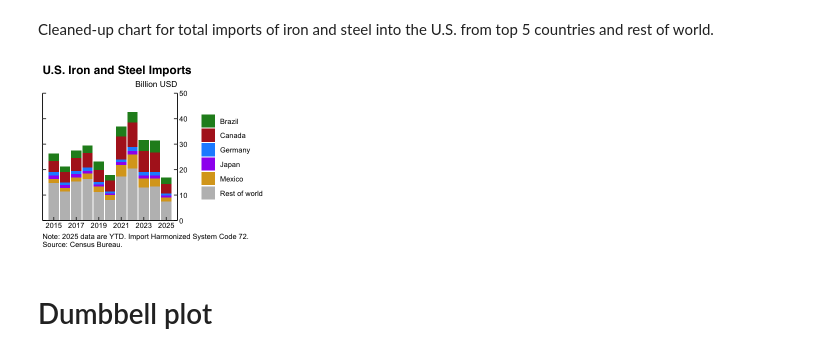
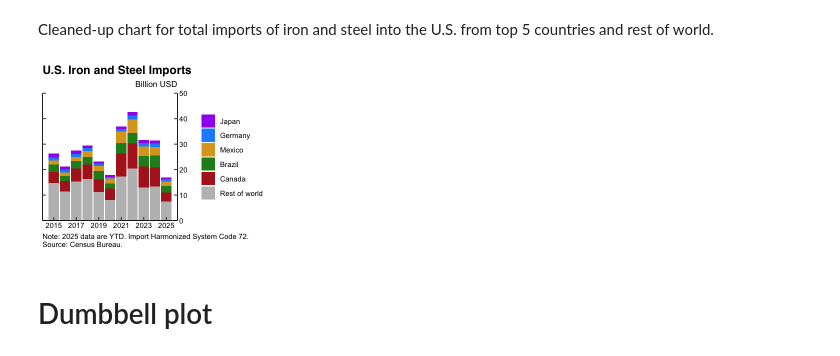
Before and after one commit to maha4028/economic-charting, a Jupyter notebook: generate_plots.ipynb, the cells around one changed output. Cells and saved outputs as stored; diff of their text form; code cells hidden in the pictures.

Commit message:
add steel plot

```diff
--- a/generate_plots.ipynb
+++ b/generate_plots.ipynb
@@ -719,9 +719,13 @@ labs(title="Iron and Steel Imports (Billion USD)", y=NULL)
 # %% [markdown]
 Cleaned-up chart for total imports of iron and steel into the U.S. from top 5 countries and rest of world.
 # %%
-plot_5 <- top_6_yr %>%
+steel <- top_6_yr %>%
   mutate(country = str_to_sentence(country)) %>%
-  ggplot(aes(x=year, y=total_imports, fill=country)) +
+  ggplot(aes(
+    x=year,
+    y=total_imports,
+    fill=factor(country, levels = c("Japan", "Germany", "Mexico", "Brazil", "Canada", "Rest of world")))
+    ) +
   geom_bar(position="stack", stat="identity") +
   scale_x_continuous(breaks = seq(2011, 2025, by = 2)) +
   scale_y_continuous(
@@ -730,36 +734,39 @@ plot_5 <- top_6_yr %>%
     breaks = seq(0, 50, by = 10),
     limits = c(0, 50),
     expand = c(0, 0)
     ) +
   scale_fill_manual(
     NULL,
     values = c(
       "Canada" = "firebrick",
       "Mexico" = "goldenrod",
       "Brazil" = "forestgreen",
       "Japan" = "purple",
       "Germany" = "dodgerblue",
       "Rest of world" = "grey"
     )
   ) +
   xlab(NULL) + ylab(NULL) +
   labs(
     title = "U.S. Iron and Steel Imports",
     subtitle = "Billion USD",
     caption = "Note: 2025 data are YTD. Import Harmonized System Code 72.\nSource: Census Bureau."
     ) +
   theme_classic() +
   theme(
       plot.title = element_text(family = "Helvetica", face = "bold", size = 14),
       plot.subtitle = element_text(hjust = 1, size = 10),
       axis.text = element_text(color = "black"),
       axis.ticks.length = unit(-0.15, "cm"),
-      plot.caption = element_text(hjust = 0)
+      plot.caption = element_text(hjust = 0),
+      legend.position = "right"
       )
 
-plot_5
+steel
+
+ggsave("plots/steel.png", plot = stocks, width = 3.9, height = 3.2+(0.13*4), units = "in", dpi = 300)
 # %% [output]
-[figure, old version]
+[figure, new version]
 # %% [markdown]
 # Dumbbell plot
 # %% [markdown]
```
Also changed, not shown: parts of 3 cells of this notebook, 2 other files.
